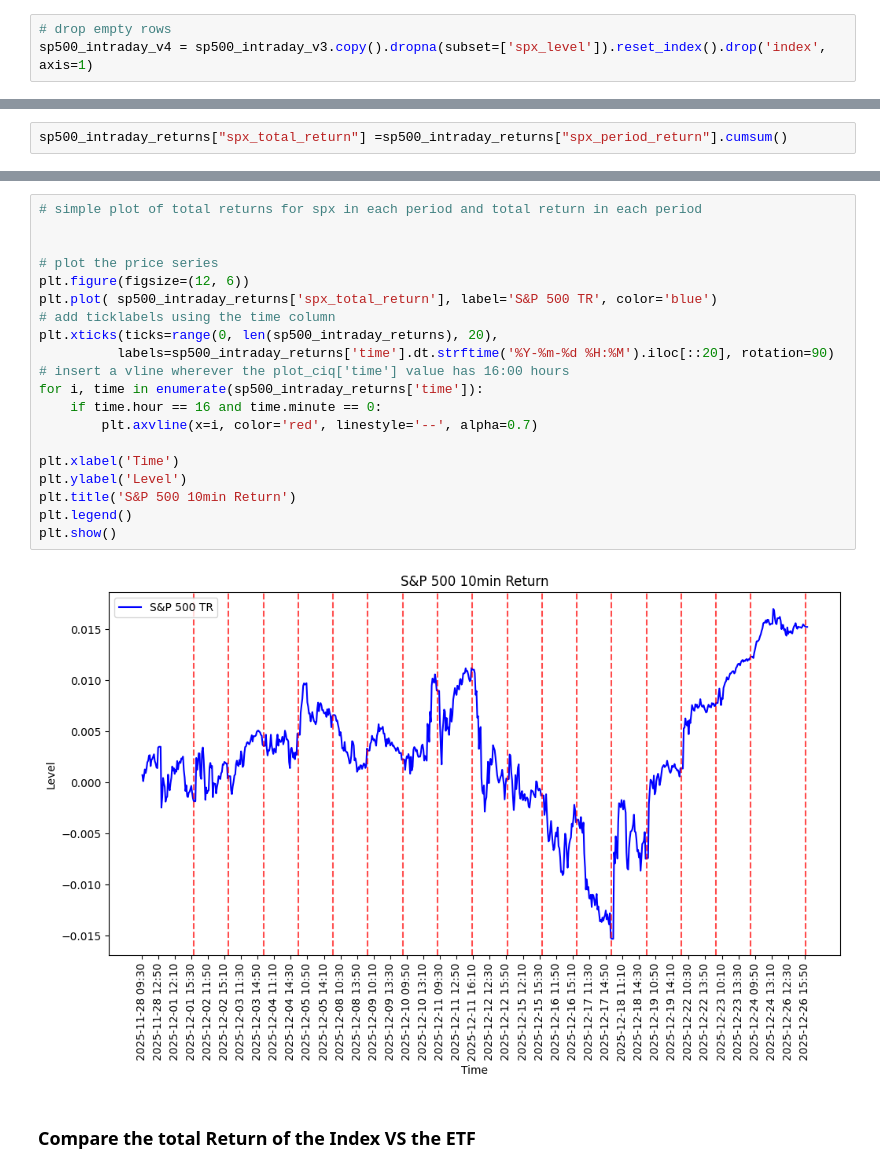
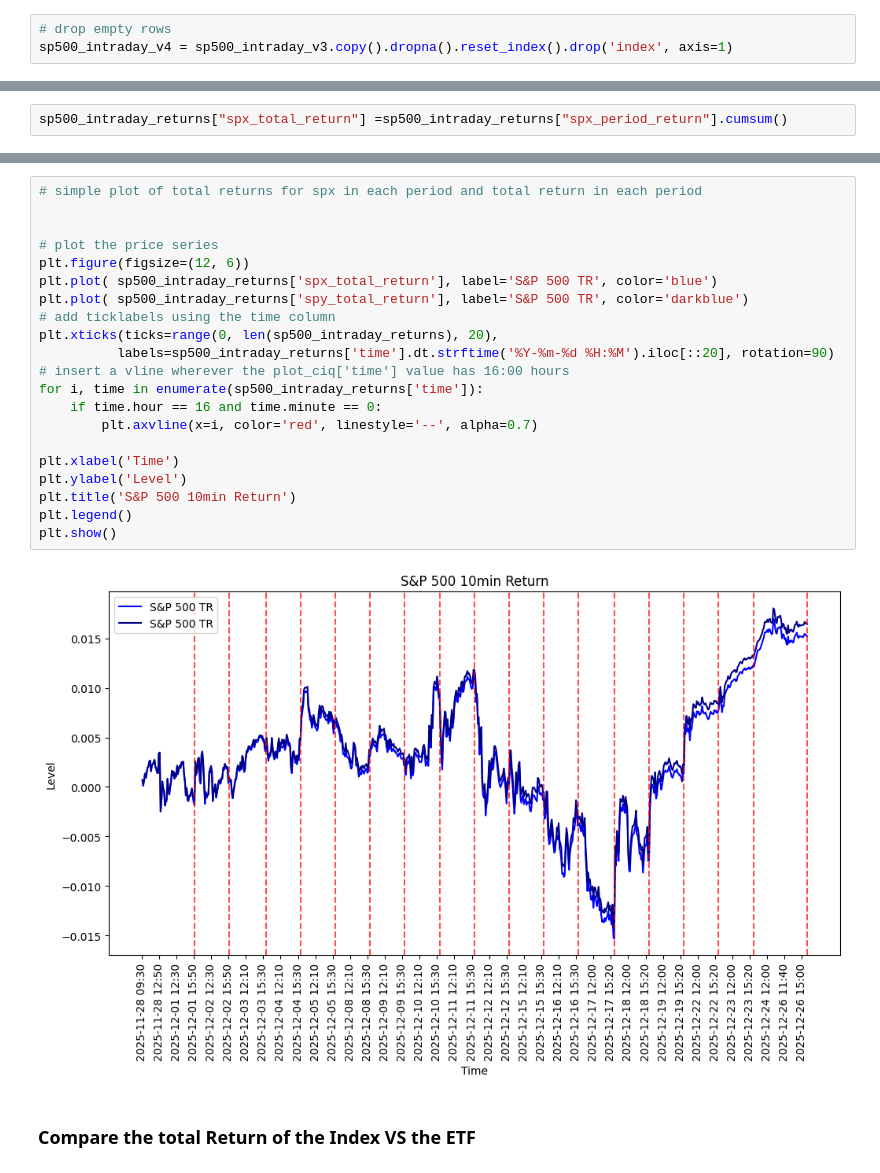
Before and after one commit to danielhalm1407/Risk-Control-Using-a-Bayesian-Joint-Quantile-Time-Series-Model-For-Asset-Returns, a Jupyter notebook: notebooks/NB02_Backtest_Intraday.ipynb, the cells around one changed output, grey strips where cells are left out. Saved outputs shown, nothing was run; the diff lists cells and outputs as text.

```diff
--- a/notebooks/NB02_Backtest_Intraday.ipynb
+++ b/notebooks/NB02_Backtest_Intraday.ipynb
@@ -168,7 +168,7 @@ plt.show()
 ## Add new columns
 # %%
 # drop empty rows
-sp500_intraday_v4 = sp500_intraday_v3.copy().dropna(subset=['spx_level']).reset_index().drop('index', axis=1)
+sp500_intraday_v4 = sp500_intraday_v3.copy().dropna().reset_index().drop('index', axis=1)
 # %% [markdown]
 ### Add log return and cumulative return columns
 # %%
@@ -241,25 +242,26 @@ plt.show()
 # %%
 # simple plot of total returns for spx in each period and total return in each period
 
 
 # plot the price series
 plt.figure(figsize=(12, 6))
 plt.plot( sp500_intraday_returns['spx_total_return'], label='S&P 500 TR', color='blue')
+plt.plot( sp500_intraday_returns['spy_total_return'], label='S&P 500 TR', color='darkblue')
 # add ticklabels using the time column
 plt.xticks(ticks=range(0, len(sp500_intraday_returns), 20),
           labels=sp500_intraday_returns['time'].dt.strftime('%Y-%m-%d %H:%M').iloc[::20], rotation=90)
 # insert a vline wherever the plot_ciq['time'] value has 16:00 hours
 for i, time in enumerate(sp500_intraday_returns['time']):
     if time.hour == 16 and time.minute == 0:
         plt.axvline(x=i, color='red', linestyle='--', alpha=0.7)
 
 plt.xlabel('Time')
 plt.ylabel('Level')
 plt.title('S&P 500 10min Return')
 plt.legend()
 plt.show()
 # %% [output]
-[figure, old version]
+[figure, new version]
 # %% [markdown]
 ### Compare the total Return of the Index VS the ETF
 # %% [markdown]
```
Also changed, not shown: parts of 6 cells of this notebook, 1 other file.
